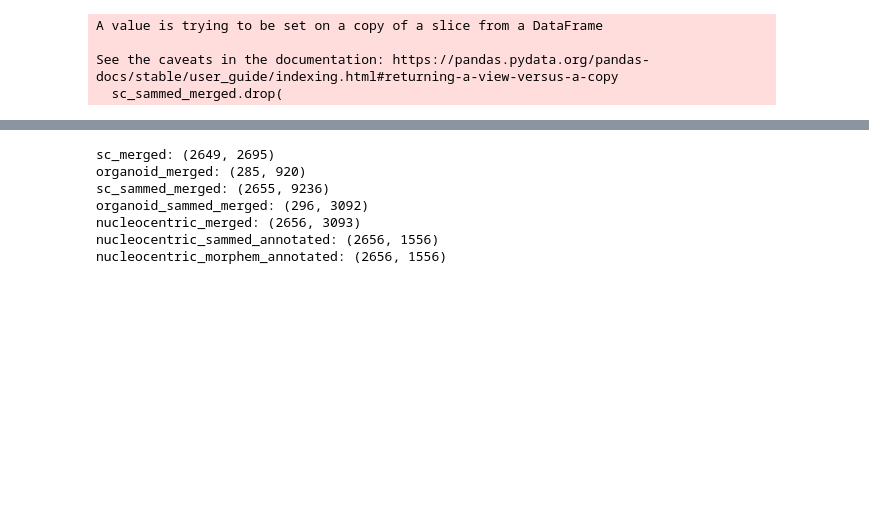
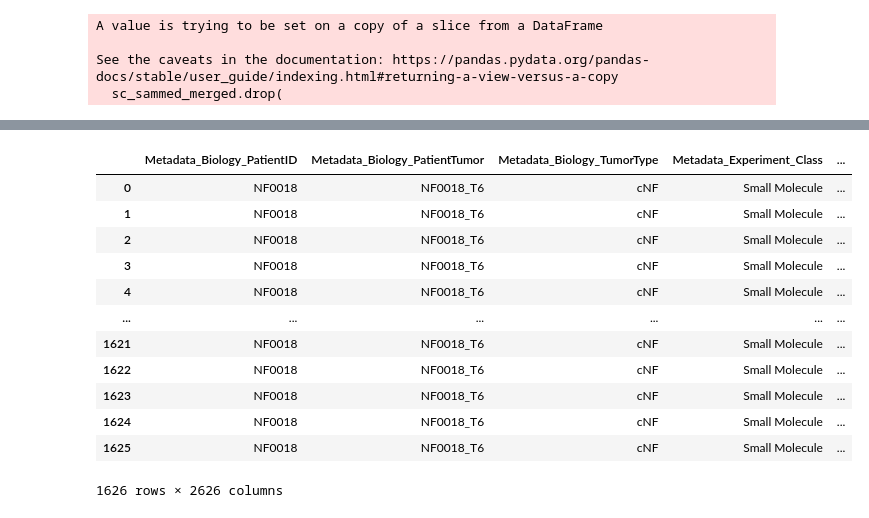
Before and after one commit to WayScience/NF1_3D_organoid_profiling_pipeline, a Jupyter notebook: 4.processing_image_based_profiles/notebooks/6.annotation.ipynb, the cells around one changed output, grey strips where cells are left out. Cells and saved outputs as stored; diff of their text form; code cells hidden in the pictures; blank space fills up the shorter version.

```diff
--- a/4.processing_image_based_profiles/notebooks/6.annotation.ipynb
+++ b/4.processing_image_based_profiles/notebooks/6.annotation.ipynb
@@ -57,7 +57,7 @@ if not in_notebook:
     image_based_profiles_subparent_name = args["image_based_profiles_subparent_name"]
 
 else:
-    patient = "NF0014_T1"
+    patient = "NF0018_T6"
     image_based_profiles_subparent_name = "image_based_profiles"
 # %% [markdown]
 ## Combine the metadata into a single annotation file
@@ -359,13 +359,16 @@ nucleocentric_merged.rename(columns=column_rename_mapping, inplace=True)
 # Promote spatial coordinate columns to Metadata_Location_* so they are excluded
 # from normalization and feature selection in downstream steps.
 # Intensity-based location columns (MinX/MaxX etc. from intensity measurements)
-# are dropped entirely — only AreaSizeShape-derived coordinates are kept.
+# are dropped entirely — only VolumeSizeShape-derived coordinates are kept.
 
 organoid_location_features = [
     x
     for x in organoid_merged.columns
     if (
-        ("area" in (xl := x.lower()) and any(k in xl for k in ("max", "min", "center")))
+        (
+            "volume" in (xl := x.lower())
+            and any(k in xl for k in ("max", "min", "center"))
+        )
         or (
             "intensity" in xl
             and any(
@@ -379,7 +382,10 @@ sc_location_features = [
     x
     for x in sc_merged.columns
     if (
-        ("area" in (xl := x.lower()) and any(k in xl for k in ("max", "min", "center")))
+        (
+            "volume" in (xl := x.lower())
+            and any(k in xl for k in ("max", "min", "center"))
+        )
         or (
             "intensity" in xl
             and any(
@@ -713,22 +719,14 @@ nucleocentric_morphem_annotated = nucleocentric_merged[
     nucleocentric_metadata_columns + nucleocentric_morphem_columns
 ]
 # %%
-sc_merged["Metadata_Experiment_WellFOV"] = sc_merged[
-    "Metadata_Experiment_WellFOV"
-].replace("_", "-")
-organoid_merged["Metadata_Experiment_WellFOV"] = organoid_merged[
-    "Metadata_Experiment_WellFOV"
-].replace("_", "-")
-sc_sammed_merged["Metadata_Experiment_WellFOV"] = sc_sammed_merged[
-    "Metadata_Experiment_WellFOV"
-].replace("_", "-")
-organoid_sammed_merged["Metadata_Experiment_WellFOV"] = organoid_sammed_merged[
-    "Metadata_Experiment_WellFOV"
-].replace("_", "-")
-nucleocentric_sammed_annotated["Metadata_Experiment_WellFOV"] = (
-    nucleocentric_sammed_annotated["Metadata_Experiment_WellFOV"].replace("_", "-")
+sc_merged["Metadata_Experiment_WellFOV"].replace("_", "-", inplace=True)
+organoid_merged["Metadata_Experiment_WellFOV"].replace("_", "-", inplace=True)
+sc_sammed_merged["Metadata_Experiment_WellFOV"].replace("_", "-", inplace=True)
+organoid_sammed_merged["Metadata_Experiment_WellFOV"].replace("_", "-", inplace=True)
+nucleocentric_sammed_annotated["Metadata_Experiment_WellFOV"].replace(
+    "_", "-", inplace=True
 )
-nucleocentric_morphem_annotated["Metadata_Experiment_WellFOV"] = (
-    nucleocentric_morphem_annotated["Metadata_Experiment_WellFOV"].replace("_", "-")
+nucleocentric_morphem_annotated["Metadata_Experiment_WellFOV"].replace(
+    "_", "-", inplace=True
 )
 # %% [output]
@@ -745,3 +750,19 @@ See the caveats in the documentation: https://pandas.pydata.org/pandas-docs/stab
+# %%
+sc_merged
+# %% [output]
+|  | Metadata_Biology_PatientID | Metadata_Biology_PatientTumor | Metadata_Biology_TumorType | Metadata_Experiment_Class | ... |
+| 0 | NF0018 | NF0018_T6 | cNF | Small Molecule | ... |
+| 1 | NF0018 | NF0018_T6 | cNF | Small Molecule | ... |
+| 2 | NF0018 | NF0018_T6 | cNF | Small Molecule | ... |
+| 3 | NF0018 | NF0018_T6 | cNF | Small Molecule | ... |
+| 4 | NF0018 | NF0018_T6 | cNF | Small Molecule | ... |
+| ... | ... | ... | ... | ... | ... |
+| 1621 | NF0018 | NF0018_T6 | cNF | Small Molecule | ... |
+| 1622 | NF0018 | NF0018_T6 | cNF | Small Molecule | ... |
+| 1623 | NF0018 | NF0018_T6 | cNF | Small Molecule | ... |
+| 1624 | NF0018 | NF0018_T6 | cNF | Small Molecule | ... |
+| 1625 | NF0018 | NF0018_T6 | cNF | Small Molecule | ... |
+1626 rows × 2626 columns
 # %%
 # drop "well_fov" column if it exists - merge errors
 if "well_fov" in sc_merged.columns:
@@ -768,23 +789,3 @@ nucleocentric_sammed_annotated.to_parquet(
 nucleocentric_morphem_annotated.to_parquet(
     nucleocentric_annotated_morphem_output_path, index=False
 )
-# %%
-shapes_dict = {
-    "sc_merged": sc_merged.shape,
-    "organoid_merged": organoid_merged.shape,
-    "sc_sammed_merged": sc_sammed_merged.shape,
-    "organoid_sammed_merged": organoid_sammed_merged.shape,
-    "nucleocentric_merged": nucleocentric_merged.shape,
-    "nucleocentric_sammed_annotated": nucleocentric_sammed_annotated.shape,
-    "nucleocentric_morphem_annotated": nucleocentric_morphem_annotated.shape,
-}
-for key, value in shapes_dict.items():
-    print(f"{key}: {value}")
-# %% [output]
-sc_merged: (2649, 2695)
-organoid_merged: (285, 920)
-sc_sammed_merged: (2655, 9236)
-organoid_sammed_merged: (296, 3092)
-nucleocentric_merged: (2656, 3093)
-nucleocentric_sammed_annotated: (2656, 1556)
-nucleocentric_morphem_annotated: (2656, 1556)
```
Also changed, not shown: parts of 1 cell of this notebook, 11 other files.
